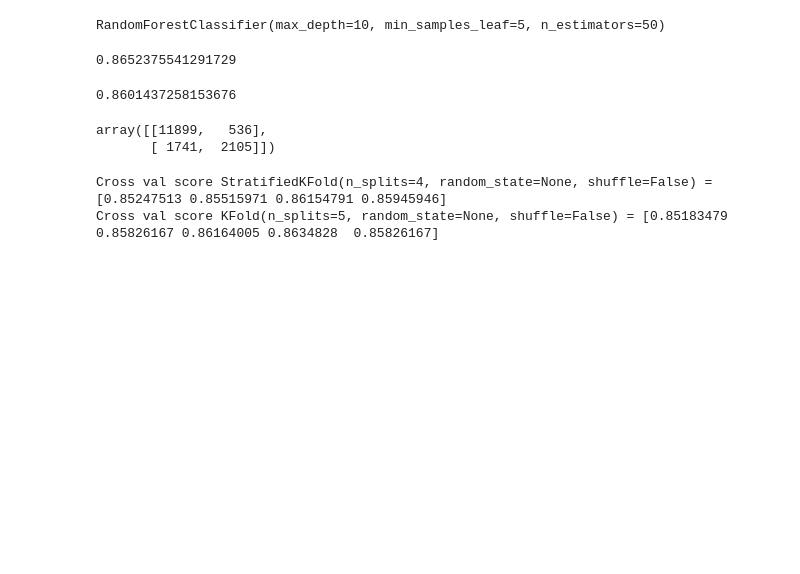
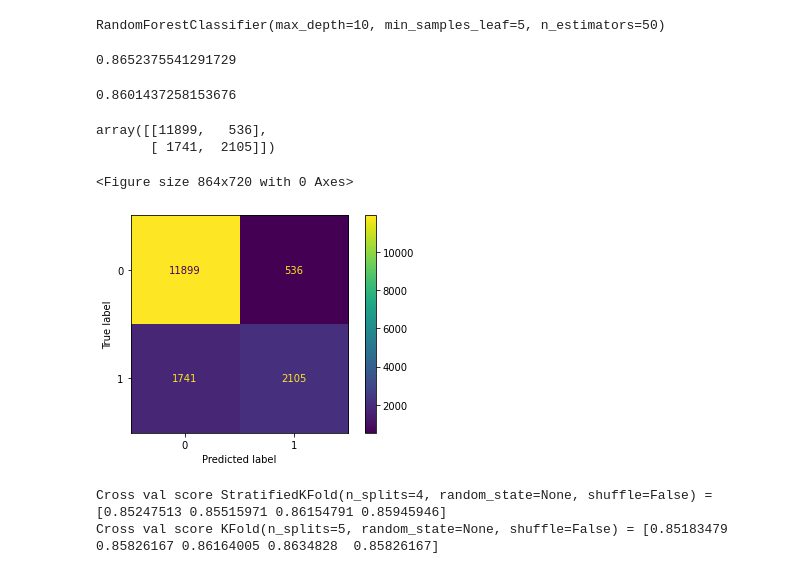
Before and after one commit to hajrashidimad/US_come, a Jupyter notebook: main.ipynb, the cells around one changed output. Cells and saved outputs as stored; diff of their text form; code cells hidden in the pictures; blank space fills up the shorter version.

```diff
--- a/main.ipynb
+++ b/main.ipynb
@@ -183,6 +181,13 @@ confusion_matrix(y_test, y_pred)
 # %% [output]
 array([[11899,   536],
        [ 1741,  2105]])
+# %%
+plt.figure(figsize=(12, 10))
+plot_confusion_matrix(model, X_test, y_test)
+plt.savefig('img/conf_mat.png')
+# %% [output]
+<Figure size 864x720 with 0 Axes>
+[figure, added]
 # %%
 cv = [StratifiedKFold(4), KFold(5)]
 for i in cv:
```
Also changed, not shown: parts of 8 cells of this notebook, 3 other files.
